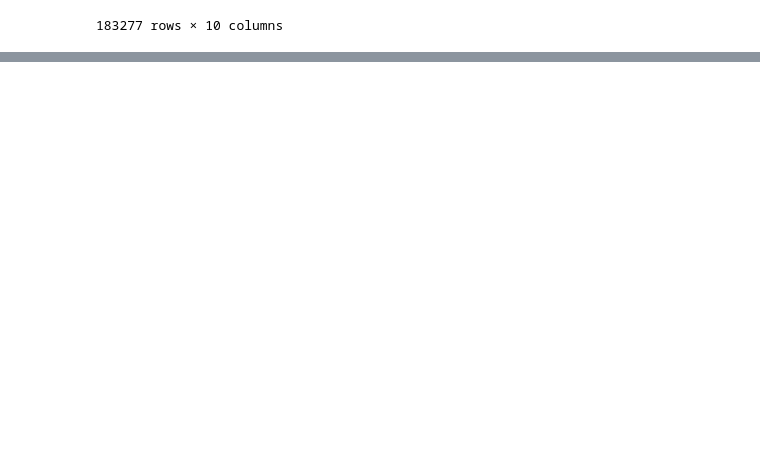
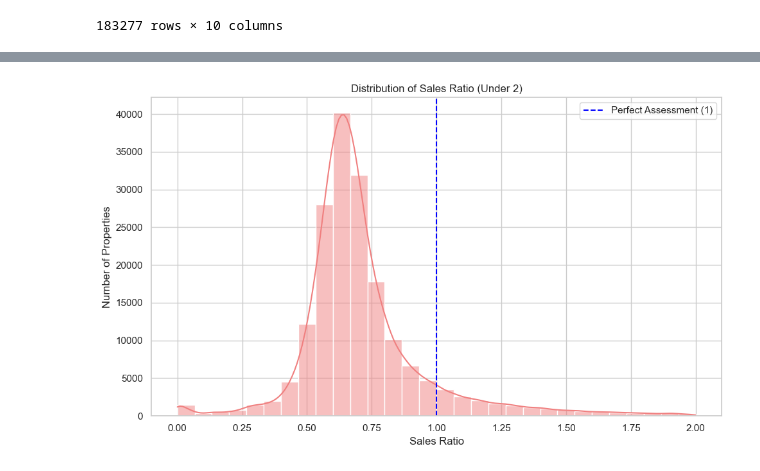
Before and after one commit to Natacha-star/Real-Estate-project-, a Jupyter notebook: notebooks/Data Analysis.ipynb, the cells around one changed output, grey strips where cells are left out. Cells and saved outputs as stored; diff of their text form; code cells hidden in the pictures; blank space fills up the shorter version.

```diff
--- a/notebooks/Data Analysis.ipynb
+++ b/notebooks/Data Analysis.ipynb
@@ -52,0 +139,18 @@ real_estate
+# %%
+plt.figure(figsize=(10, 6))
+sns.histplot(real_estate[real_estate['Sales Ratio'] < 2]['Sales Ratio'], bins=30, kde=True, color='lightcoral')
+
+plt.title('Distribution of Sales Ratio (Under 2)')
+plt.xlabel('Sales Ratio')
+plt.ylabel('Number of Properties')
+plt.axvline(1, color='blue', linestyle='--', label='Perfect Assessment (1)')
+plt.legend()
+plt.tight_layout()
+
+# Save before showing
+plt.savefig(os.path.join(results_dir, 'Distribution_of_Sales_Ratio_Under_2.jpg'))
+plt.savefig(os.path.join(results_dir, 'Distribution_of_Sales_Ratio_Under_2.png'))
+
+plt.show()
+# %% [output]
+[figure, added]
```
Also changed, not shown: parts of 13 cells of this notebook, 14 other files.
